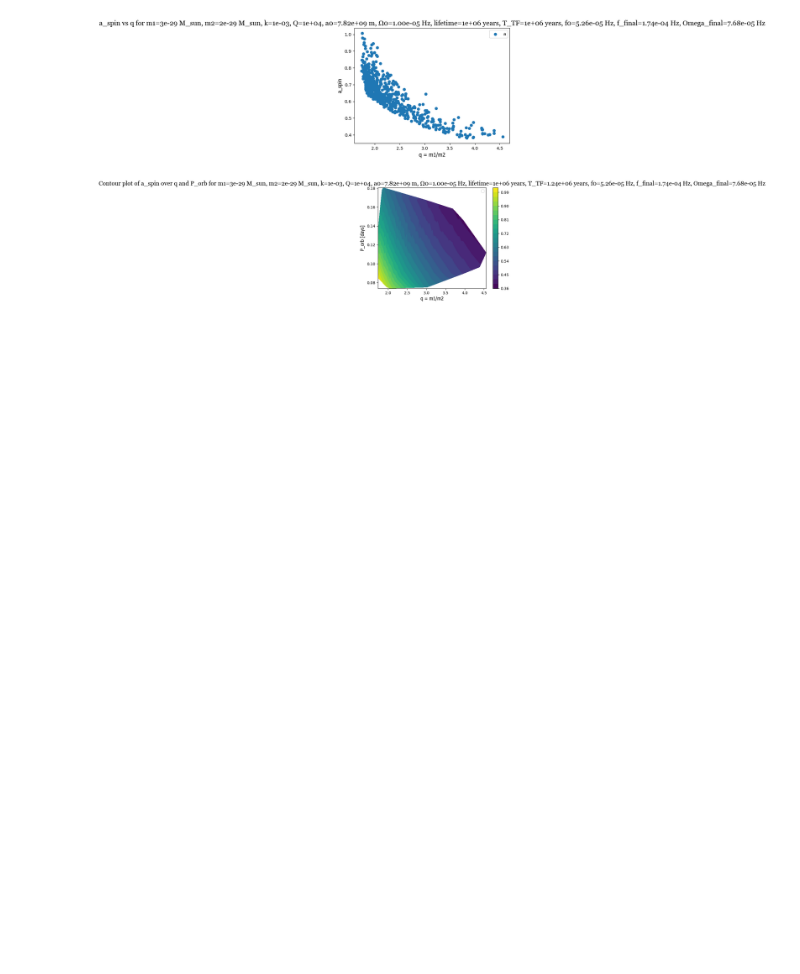
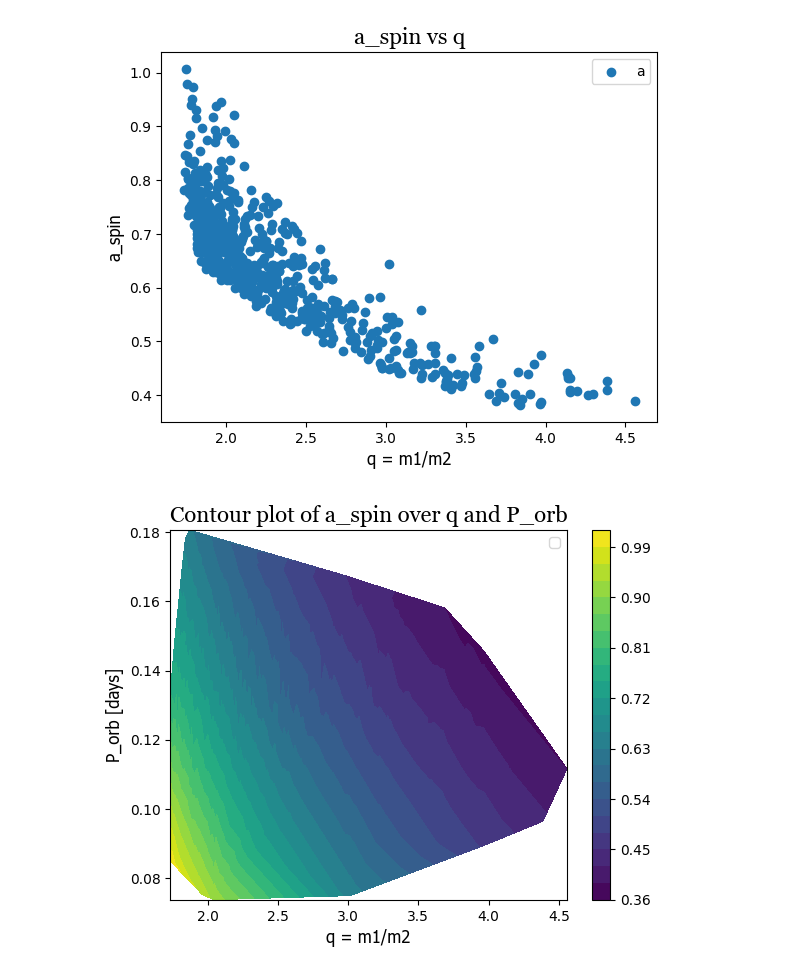
Before and after one commit to Nyaa394/Tidal-Spin-Up-in-Wolf-Rayet-Stars, a Jupyter notebook: not_ok_but_maybe_check.ipynb, the cells around one changed output. Saved outputs shown, nothing was run; the diff lists cells and outputs as text; code cells hidden in the pictures; blank space fills up the shorter version.

```diff
--- a/not_ok_but_maybe_check.ipynb
+++ b/not_ok_but_maybe_check.ipynb
@@ -34,37 +34,37 @@ with open("nope.csv", "r") as o:
         f0 = float(row["initial frequency f0 (Hz)"])
         k = float(row["k"])
         Q = float(row["Q"])
         R1 = float(row["WR star Radius R_WR"])
         lifetime = float(row["lifetime (years)"])
         T_TF = float(row["tidal function timescale (years)"])
         f_final = float(row["f_final (Hz)"])
         Omega_final = float(row["Omega_final (Hz)"])
         J = float(row["final angular momentum J (kg m^2/s)"])
         a_spin = float(row["spin parameter a_spin"])
         a_final = float(row["final separation a_final (m)"])
         a_min_si = float(row["minimum separation a_min (m)"])
         q = m1/m2
 
         all_q.append(q)
         all_a_spin.append(a_spin)
         all_kQ.append(k/Q)
         all_P_orb.append(2/f_final)
 
 q_array = np.array(all_q)
 a_spin_array = np.array(all_a_spin)
 kQ_array = np.array(all_kQ)
 P_orb_array = np.array(all_P_orb)
 
 # plot a_spin vs q
 p.scatter2d(q_array, a_spin_array, xlabel='q = m1/m2',
-            ylabel='a_spin', title=f"a_spin vs q for m1={format(m1/Msolar, '.0e')} M_sun, m2={format(m2/Msolar, '.0e')} M_sun, k={format(k, '.0e')}, Q={format(Q, '.0e')}, a0={format(a0, '.2e')} m, Ω0={format(Omega0, '.2e')} Hz, lifetime={format(lifetime, '.0e')} years, T_TF={format(T_TF, '.0e')} years, f0={format(f0, '.2e')} Hz, f_final={format(f_final, '.2e')} Hz, Omega_final={format(Omega_final, '.2e')} Hz", legend='a_spin(q)', colour=None, axis_font='Tahoma', axis_size=12, title_font='Georgia', title_size=16, legend_size=10)
+            ylabel='a_spin', title=f"a_spin vs q", legend='a_spin(q)', colour=None, axis_font='Tahoma', axis_size=12, title_font='Georgia', title_size=16, legend_size=10)
 
 # plot q vs k/Q with a contour for a_spin
 p.plot2d_contour(q_array, P_orb_array/(3600*24), a_spin_array, xlabel='q = m1/m2', ylabel='P_orb [days]',
-                 title=f"Contour plot of a_spin over q and P_orb for m1={format(m1/Msolar, '.0e')} M_sun, m2={format(m2/Msolar, '.0e')} M_sun, k={format(k, '.0e')}, Q={format(Q, '.0e')}, a0={format(a0, '.2e')} m, Ω0={format(Omega0, '.2e')} Hz, lifetime={format(lifetime, '.0e')} years, T_TF={format(T_TF, '.2e')} years, f0={format(f0, '.2e')} Hz, f_final={format(f_final, '.2e')} Hz, Omega_final={format(Omega_final, '.2e')} Hz", legend='a_spin(q, k/Q)', axis_font='Tahoma', axis_size=12, title_font='Georgia', title_size=16, legend_size=10)
+                 title=f"Contour plot of a_spin over q and P_orb", legend='a_spin(q, k/Q)', axis_font='Tahoma', axis_size=12, title_font='Georgia', title_size=16, legend_size=10)
 # %% [output]
-[figure, old version]
+[figure, new version]
-[figure, old version]
+[figure, new version]
 # %%
 import random
 
```
Also changed, not shown: parts of 1 cell of this notebook, 11 other files.
